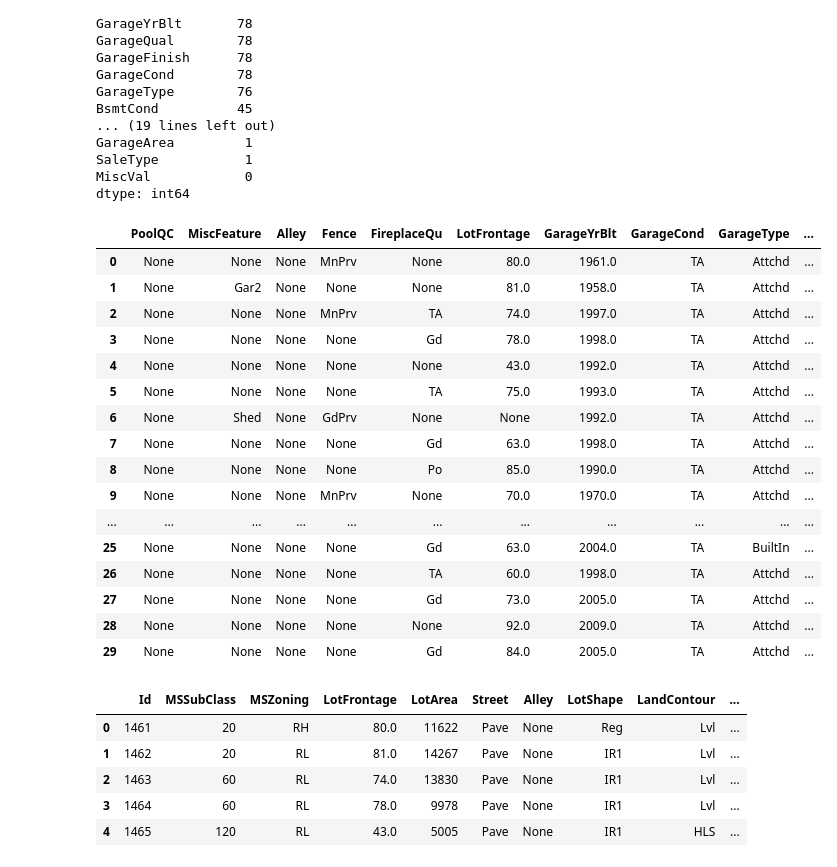
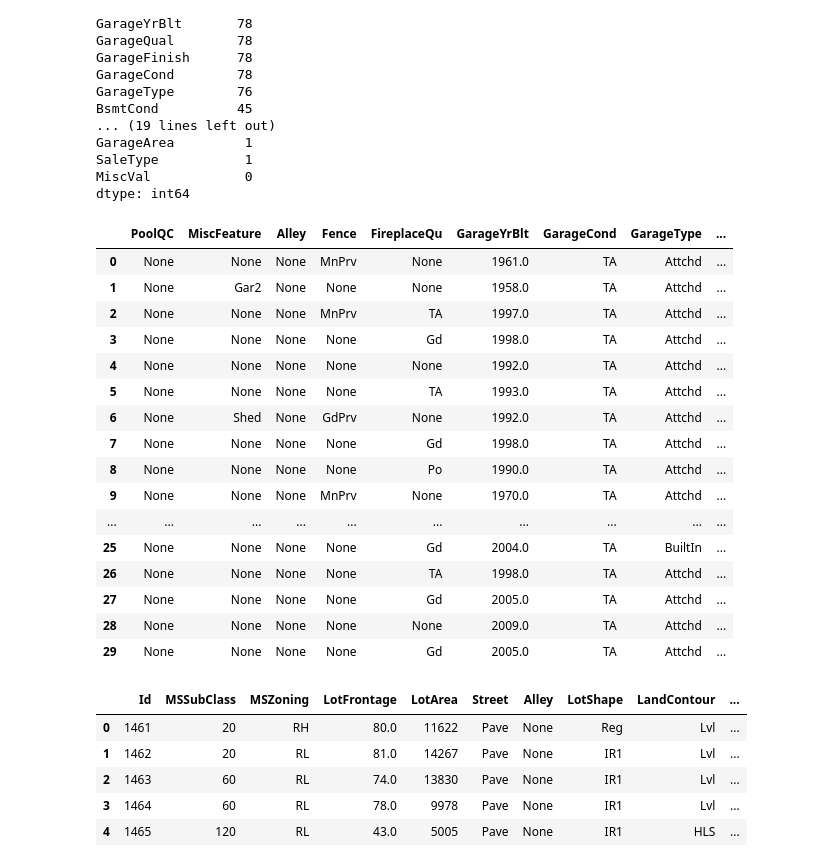
Before and after one commit to tiffanykho/Springboard, a Jupyter notebook: CapstoneTwo/notebooks/data_wrangling.ipynb, the cells around one changed output. Cells and saved outputs as stored; diff of their text form; code cells hidden in the pictures.

```diff
--- a/CapstoneTwo/notebooks/data_wrangling.ipynb
+++ b/CapstoneTwo/notebooks/data_wrangling.ipynb
@@ -441,32 +456,32 @@ MiscVal            0
 dtype: int64
 # %%
 #Explore missing values and figure out what to replace NaN's with.
-missing_test = test[['PoolQC', 'MiscFeature', 'Alley', 'Fence', 'FireplaceQu', 'LotFrontage',
+missing_test = test[['PoolQC', 'MiscFeature', 'Alley', 'Fence', 'FireplaceQu',
                       'GarageYrBlt', 'GarageCond', 'GarageType', 'GarageFinish', 'GarageQual',
                       'BsmtFinType2', 'BsmtExposure', 'BsmtQual', 'BsmtCond', 'BsmtFinType1',
                       'MasVnrArea', 'MasVnrType', 'Electrical', 'MSZoning', 'BsmtHalfBath', 'BsmtFullBath',
                       'BsmtFinSF1','BsmtFinSF2', 'Utilities', 'Functional', 'Exterior1st', 'SaleType', 'Exterior2nd',
                       'KitchenQual']]
 missing_test = missing_test.fillna('None')
 missing_test.head(30)
 # %% [output]
-|  | PoolQC | MiscFeature | Alley | Fence | FireplaceQu | LotFrontage | GarageYrBlt | GarageCond | GarageType | ... |
-| 0 | None | None | None | MnPrv | None | 80.0 | 1961.0 | TA | Attchd | ... |
-| 1 | None | Gar2 | None | None | None | 81.0 | 1958.0 | TA | Attchd | ... |
-| 2 | None | None | None | MnPrv | TA | 74.0 | 1997.0 | TA | Attchd | ... |
-| 3 | None | None | None | None | Gd | 78.0 | 1998.0 | TA | Attchd | ... |
-| 4 | None | None | None | None | None | 43.0 | 1992.0 | TA | Attchd | ... |
-| 5 | None | None | None | None | TA | 75.0 | 1993.0 | TA | Attchd | ... |
-| 6 | None | Shed | None | GdPrv | None | None | 1992.0 | TA | Attchd | ... |
-| 7 | None | None | None | None | Gd | 63.0 | 1998.0 | TA | Attchd | ... |
-| 8 | None | None | None | None | Po | 85.0 | 1990.0 | TA | Attchd | ... |
-| 9 | None | None | None | MnPrv | None | 70.0 | 1970.0 | TA | Attchd | ... |
-| ... | ... | ... | ... | ... | ... | ... | ... | ... | ... | ... |
-| 25 | None | None | None | None | Gd | 63.0 | 2004.0 | TA | BuiltIn | ... |
-| 26 | None | None | None | None | TA | 60.0 | 1998.0 | TA | Attchd | ... |
-| 27 | None | None | None | None | Gd | 73.0 | 2005.0 | TA | Attchd | ... |
-| 28 | None | None | None | None | None | 92.0 | 2009.0 | TA | Attchd | ... |
-| 29 | None | None | None | None | Gd | 84.0 | 2005.0 | TA | Attchd | ... |
+|  | PoolQC | MiscFeature | Alley | Fence | FireplaceQu | GarageYrBlt | GarageCond | GarageType | ... |
+| 0 | None | None | None | MnPrv | None | 1961.0 | TA | Attchd | ... |
+| 1 | None | Gar2 | None | None | None | 1958.0 | TA | Attchd | ... |
+| 2 | None | None | None | MnPrv | TA | 1997.0 | TA | Attchd | ... |
+| 3 | None | None | None | None | Gd | 1998.0 | TA | Attchd | ... |
+| 4 | None | None | None | None | None | 1992.0 | TA | Attchd | ... |
+| 5 | None | None | None | None | TA | 1993.0 | TA | Attchd | ... |
+| 6 | None | Shed | None | GdPrv | None | 1992.0 | TA | Attchd | ... |
+| 7 | None | None | None | None | Gd | 1998.0 | TA | Attchd | ... |
+| 8 | None | None | None | None | Po | 1990.0 | TA | Attchd | ... |
+| 9 | None | None | None | MnPrv | None | 1970.0 | TA | Attchd | ... |
+| ... | ... | ... | ... | ... | ... | ... | ... | ... | ... |
+| 25 | None | None | None | None | Gd | 2004.0 | TA | BuiltIn | ... |
+| 26 | None | None | None | None | TA | 1998.0 | TA | Attchd | ... |
+| 27 | None | None | None | None | Gd | 2005.0 | TA | Attchd | ... |
+| 28 | None | None | None | None | None | 2009.0 | TA | Attchd | ... |
+| 29 | None | None | None | None | Gd | 2005.0 | TA | Attchd | ... |
 # %%
 #Update train data set with updated categorical variables.
 test.update(missing_test)
```
Also changed, not shown: parts of 7 cells of this notebook, 9 other files.
